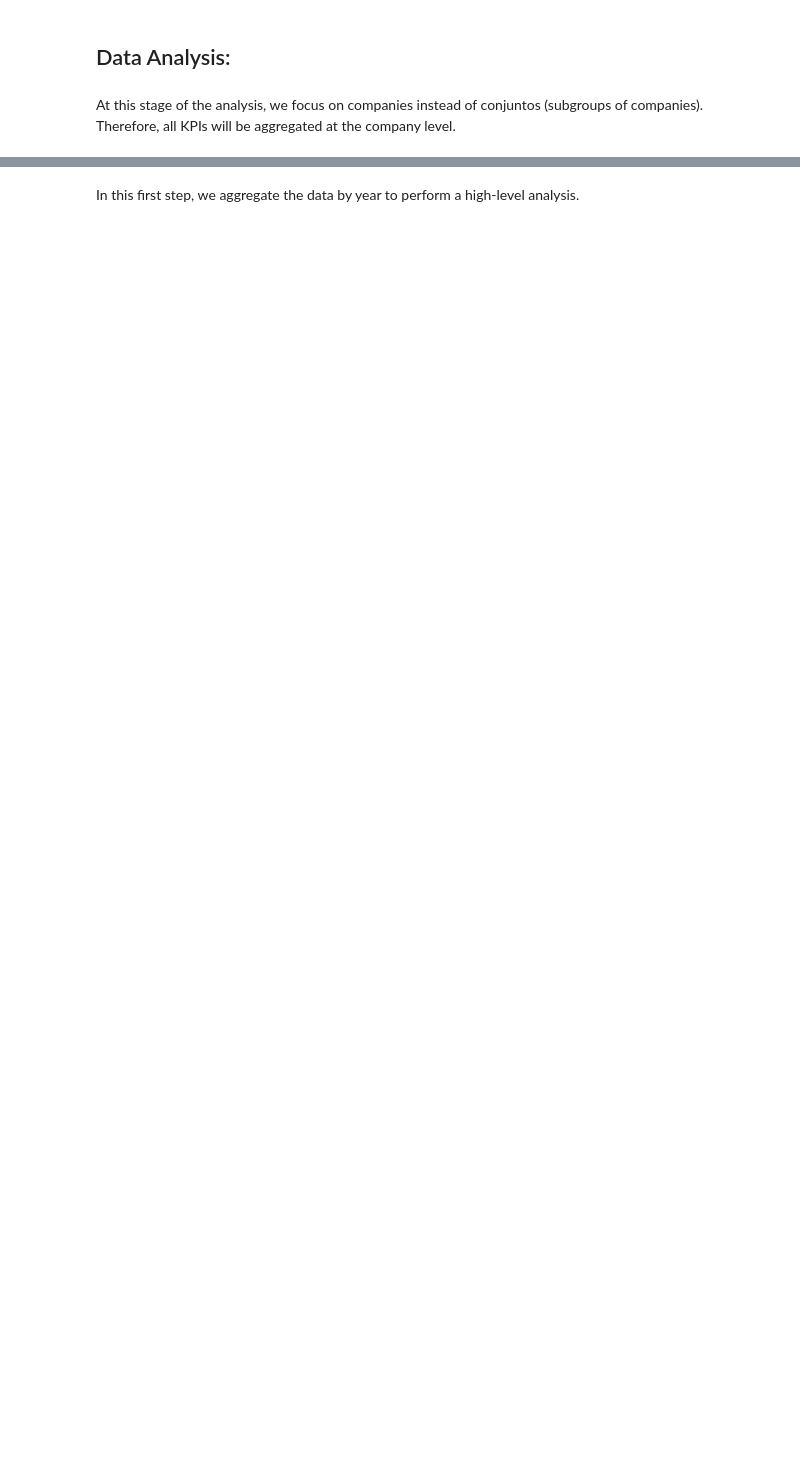
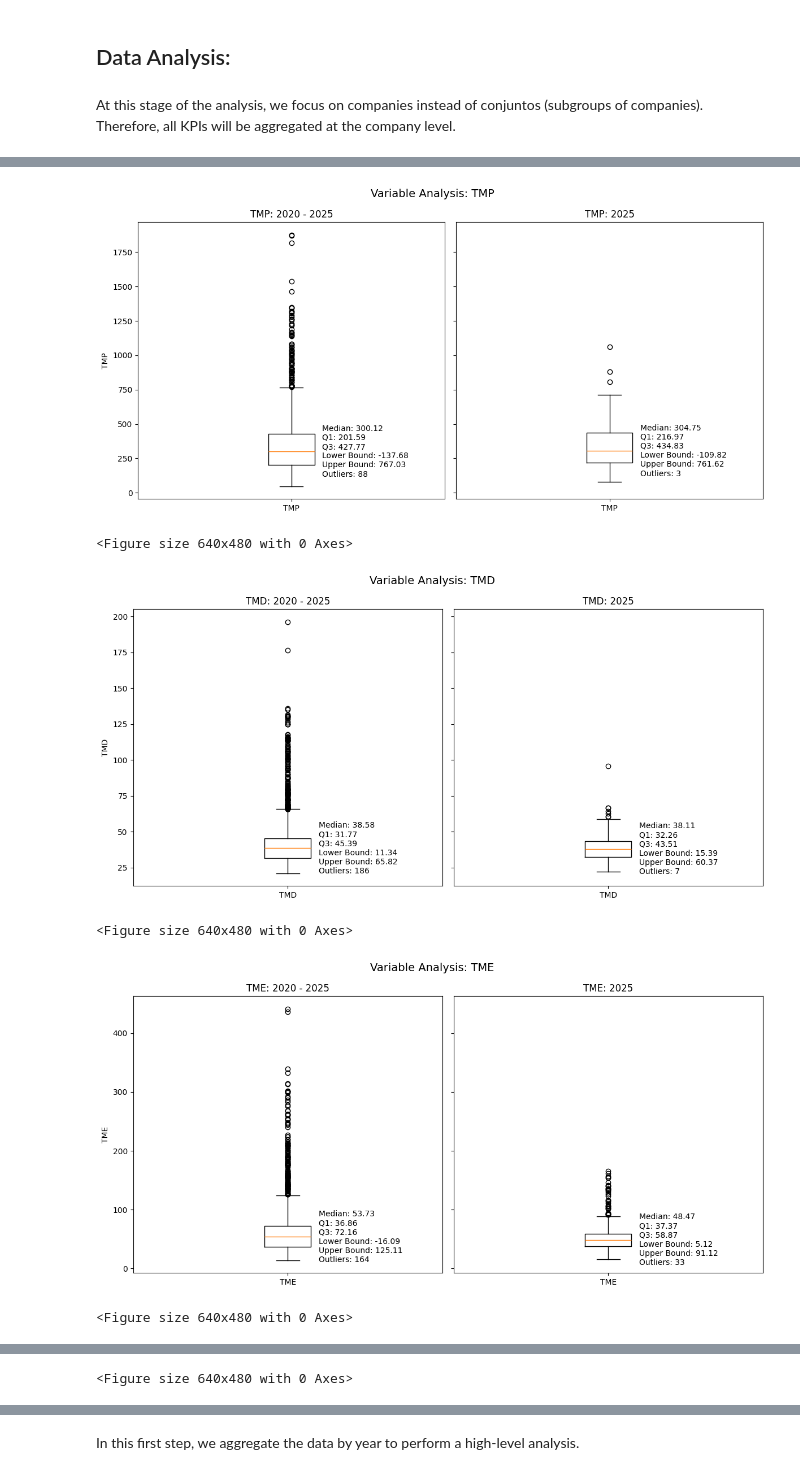
Before and after one commit to isabellacalfa/tmae-analysis, a Jupyter notebook: notebook-analysis.ipynb, the cells around one changed output, grey strips where cells are left out. Cells and saved outputs as stored; diff of their text form; code cells hidden in the pictures; blank space fills up the shorter version.

```diff
--- a/notebook-analysis.ipynb
+++ b/notebook-analysis.ipynb
@@ -624,3 +624,17 @@ memory usage: 185.8+ KB
 | 50% | 2022.5000 | 6.5000 | 1977251.0000 | 13112.0000 | 21880.0000 | 38.5801 | 53.7259 | 300.1178 | 406.7622 |
 | 75% | 2024.0000 | 9.2500 | 3576475.0000 | 20840.2500 | 33458.7500 | 45.3884 | 72.1613 | 427.7665 | 560.5353 |
 | max | 2025.0000 | 12.0000 | 9512879.0000 | 72472.0000 | 120650.0000 | 196.2259 | 441.3472 | 1876.4508 | 1939.7580 |
+# %%
+boxplot_analysis(dfCompany, 'TMP')
+boxplot_analysis(dfCompany, 'TMD')
+boxplot_analysis(dfCompany, 'TME')
+boxplot_analysis(dfCompany, 'TMAE')
+boxplot_analysis(dfCompany, 'NUMOCORR')
+boxplot_analysis(dfCompany, 'NIE')
+# %% [output]
+[figure, added]
+<Figure size 640x480 with 0 Axes>
+[figure, added]
+<Figure size 640x480 with 0 Axes>
+[figure, added]
+<Figure size 640x480 with 0 Axes>
@@ -626,0 +642 @@ memory usage: 185.8+ KB
+<Figure size 640x480 with 0 Axes>
```
Also changed, not shown: parts of 34 cells of this notebook, 12 other files.
